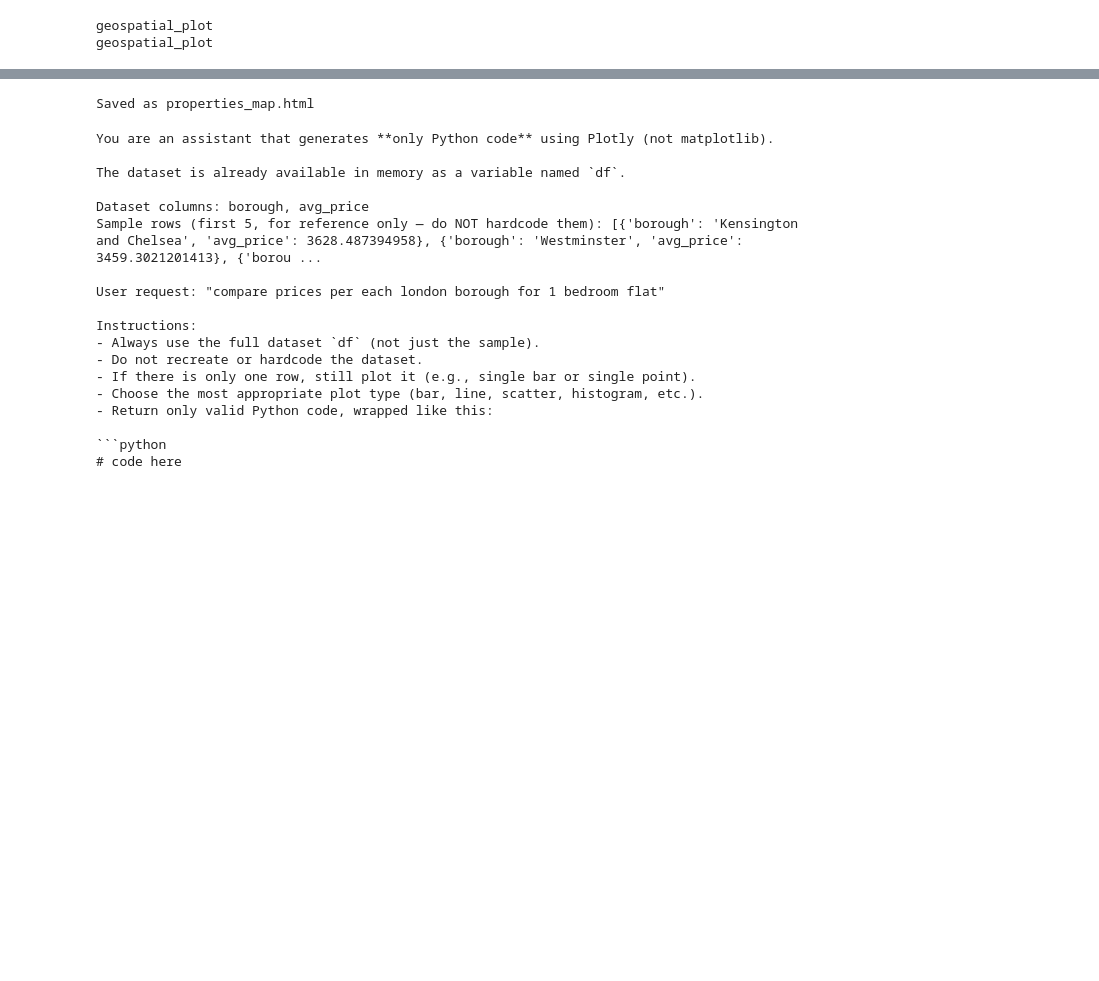
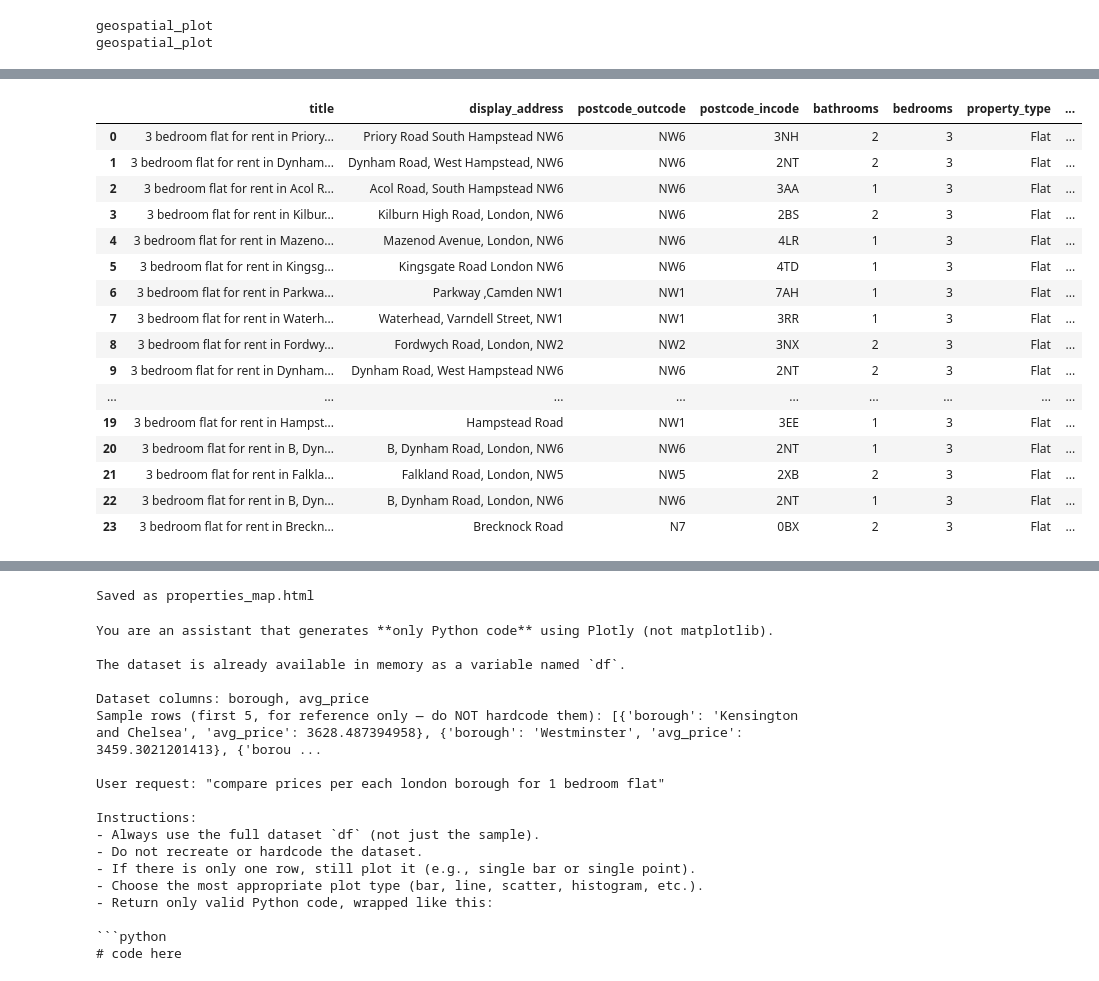
Before and after one commit to SergAnuf/AI_DUBAI_CRYPTO_CLOUD, a Jupyter notebook: notebooks/agent_with_tools.ipynb, the cells around one changed output, grey strips where cells are left out. Saved outputs shown, nothing was run; the diff lists cells and outputs as text; code cells hidden in the pictures; blank space fills up the shorter version.

```diff
--- a/notebooks/agent_with_tools.ipynb
+++ b/notebooks/agent_with_tools.ipynb
@@ -10,4 +9,4 @@ Dataset loaded successfully.
 # %%
 "Step 1 - original question"
 
-QUERY = "show on map furnished single room properties in westmister"
+QUERY = "show on map  3 bedroom flats under 3000 pounds near university college London"
@@ -60,2 +20,3 @@ Dataset loaded successfully.
 # %%
-result = json.loads(ans)['result']
+data_json_str = safe_dataframe_tool.invoke(QUERY)
+data_dict = json.loads(data_json_str)
@@ -62,2 +25,2 @@ result = json.loads(ans)['result']
 # %%
-result
+results = data_dict.get("result", [])
@@ -83,0 +31,2 @@ html = generate_google_maps_html(json.loads(ans)['result'])
+# %%
+locations = pd.DataFrame(results)
@@ -84,3 +53,23 @@ html = generate_google_maps_html(json.loads(ans)['result'])
+# %%
+locations
+# %% [output]
+|  | title | display_address | postcode_outcode | postcode_incode | bathrooms | bedrooms | property_type | ... |
+| 0 | 3 bedroom flat for rent in Priory... | Priory Road South Hampstead NW6 | NW6 | 3NH | 2 | 3 | Flat | ... |
+| 1 | 3 bedroom flat for rent in Dynham... | Dynham Road, West Hampstead, NW6 | NW6 | 2NT | 2 | 3 | Flat | ... |
+| 2 | 3 bedroom flat for rent in Acol R... | Acol Road, South Hampstead NW6 | NW6 | 3AA | 1 | 3 | Flat | ... |
+| 3 | 3 bedroom flat for rent in Kilbur... | Kilburn High Road, London, NW6 | NW6 | 2BS | 2 | 3 | Flat | ... |
+| 4 | 3 bedroom flat for rent in Mazeno... | Mazenod Avenue, London, NW6 | NW6 | 4LR | 1 | 3 | Flat | ... |
+| 5 | 3 bedroom flat for rent in Kingsg... | Kingsgate Road London NW6 | NW6 | 4TD | 1 | 3 | Flat | ... |
+| 6 | 3 bedroom flat for rent in Parkwa... | Parkway ,Camden NW1 | NW1 | 7AH | 1 | 3 | Flat | ... |
+| 7 | 3 bedroom flat for rent in Waterh... | Waterhead, Varndell Street, NW1 | NW1 | 3RR | 1 | 3 | Flat | ... |
+| 8 | 3 bedroom flat for rent in Fordwy... | Fordwych Road, London, NW2 | NW2 | 3NX | 2 | 3 | Flat | ... |
+| 9 | 3 bedroom flat for rent in Dynham... | Dynham Road, West Hampstead NW6 | NW6 | 2NT | 2 | 3 | Flat | ... |
+| ... | ... | ... | ... | ... | ... | ... | ... | ... |
+| 19 | 3 bedroom flat for rent in Hampst... | Hampstead Road | NW1 | 3EE | 1 | 3 | Flat | ... |
+| 20 | 3 bedroom flat for rent in B, Dyn... | B, Dynham Road, London, NW6 | NW6 | 2NT | 1 | 3 | Flat | ... |
+| 21 | 3 bedroom flat for rent in Falkla... | Falkland Road, London, NW5 | NW5 | 2XB | 2 | 3 | Flat | ... |
+| 22 | 3 bedroom flat for rent in B, Dyn... | B, Dynham Road, London, NW6 | NW6 | 2NT | 1 | 3 | Flat | ... |
+| 23 | 3 bedroom flat for rent in Breckn... | Brecknock Road | N7 | 0BX | 2 | 3 | Flat | ... |
 # %%
 html
 # %% [output]
```
Also changed, not shown: parts of 9 cells of this notebook.
